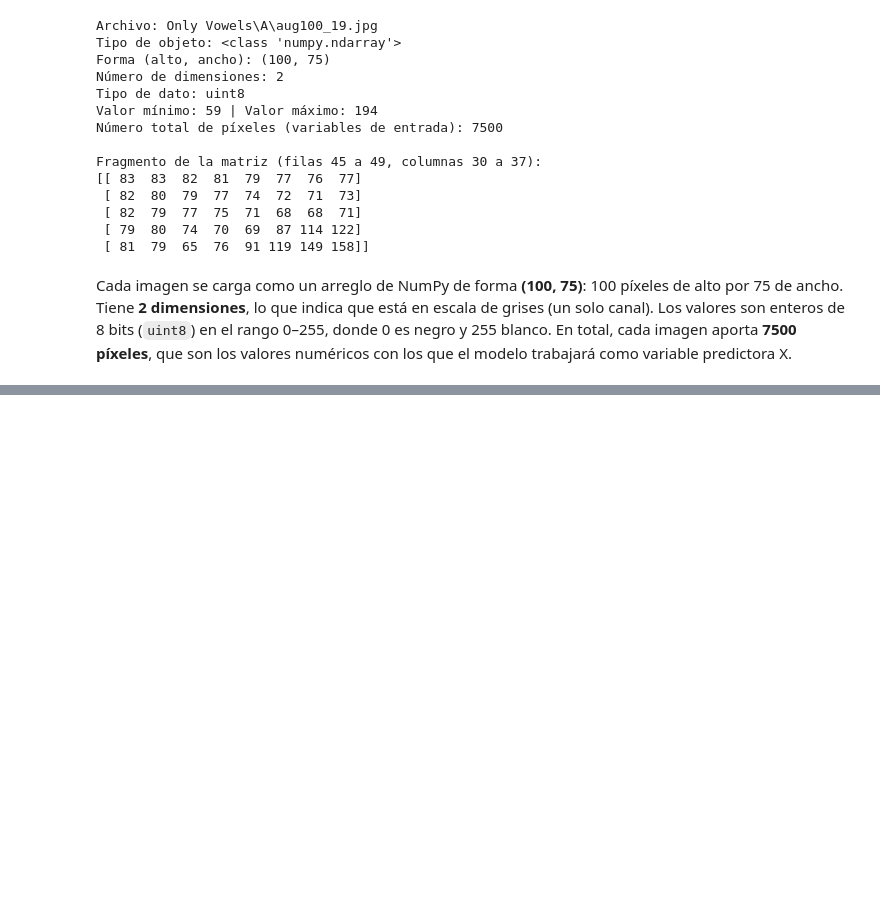
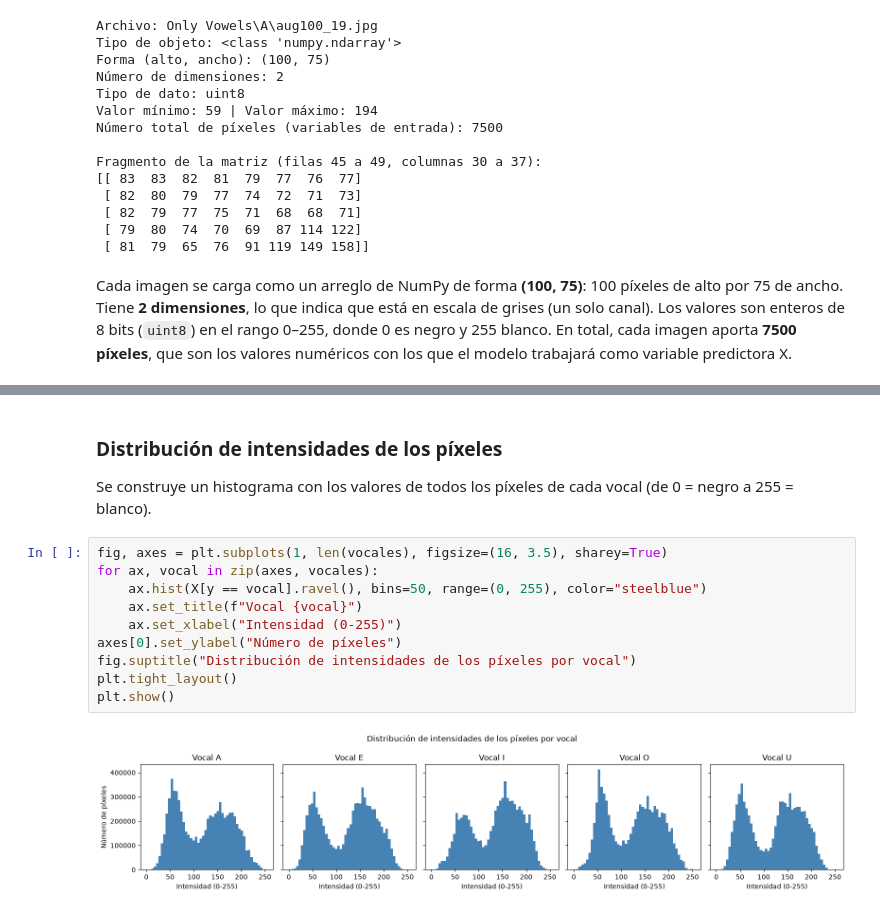
Before and after one commit to Proyect-MachineLearning-Supervised/Machine-Learning-Vowels, a Jupyter notebook: vowels.ipynb, the cells around one changed output, grey strips where cells are left out. Saved outputs shown, nothing was run; the diff lists cells and outputs as text; blank space fills up the shorter version.

```diff
--- a/vowels.ipynb
+++ b/vowels.ipynb
@@ -200,0 +290,16 @@ Cada imagen se carga como un arreglo de NumPy de forma **(100, 75)**: 100 píxel
+# %% [markdown]
+### Distribución de intensidades de los píxeles
+
+Se construye un histograma con los valores de todos los píxeles de cada vocal (de 0 = negro a 255 = blanco).
+# %%
+fig, axes = plt.subplots(1, len(vocales), figsize=(16, 3.5), sharey=True)
+for ax, vocal in zip(axes, vocales):
+    ax.hist(X[y == vocal].ravel(), bins=50, range=(0, 255), color="steelblue")
+    ax.set_title(f"Vocal {vocal}")
+    ax.set_xlabel("Intensidad (0-255)")
+axes[0].set_ylabel("Número de píxeles")
+fig.suptitle("Distribución de intensidades de los píxeles por vocal")
+plt.tight_layout()
+plt.show()
+# %% [output]
+[figure, added]
```
Also changed, not shown: parts of 21 cells of this notebook.
